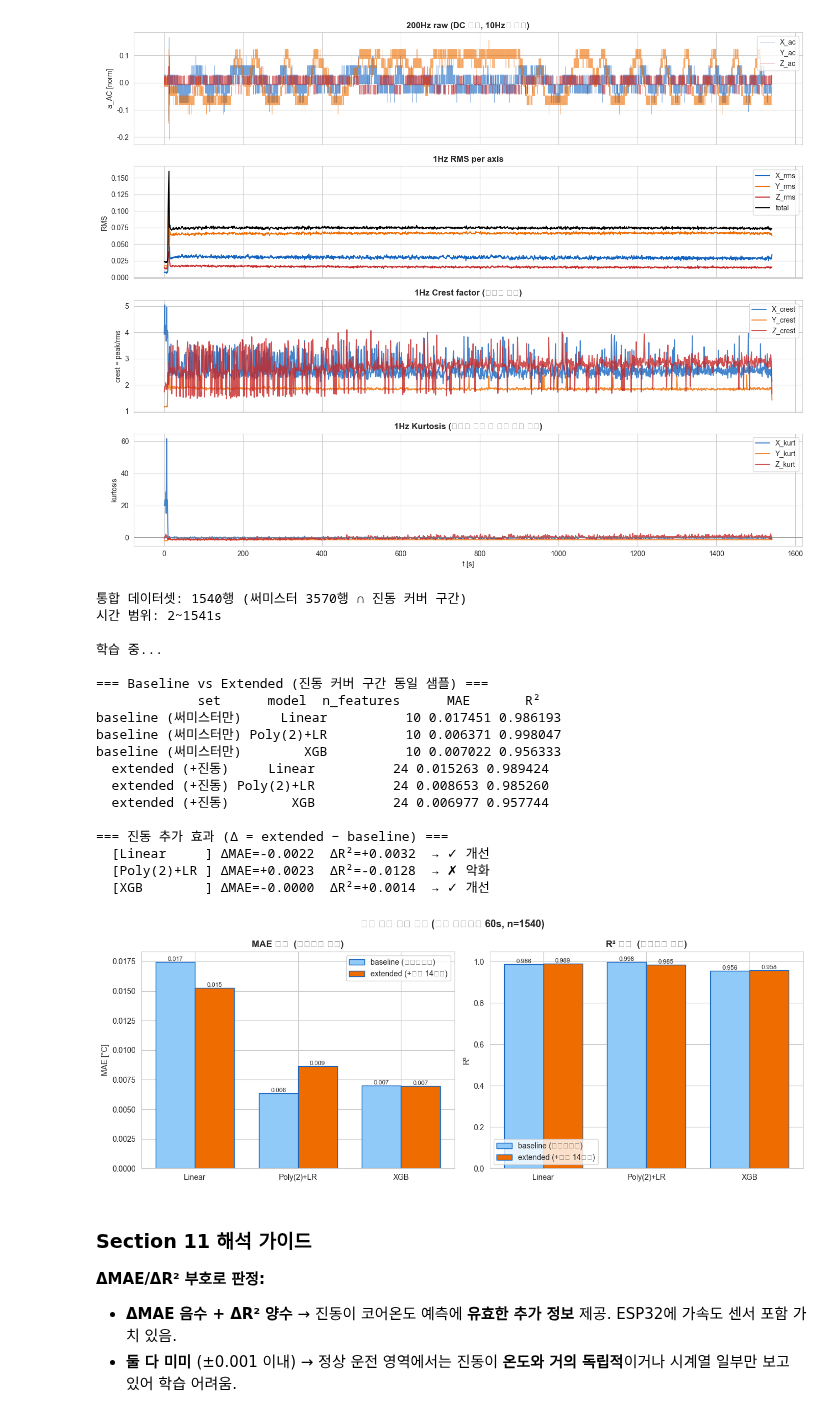
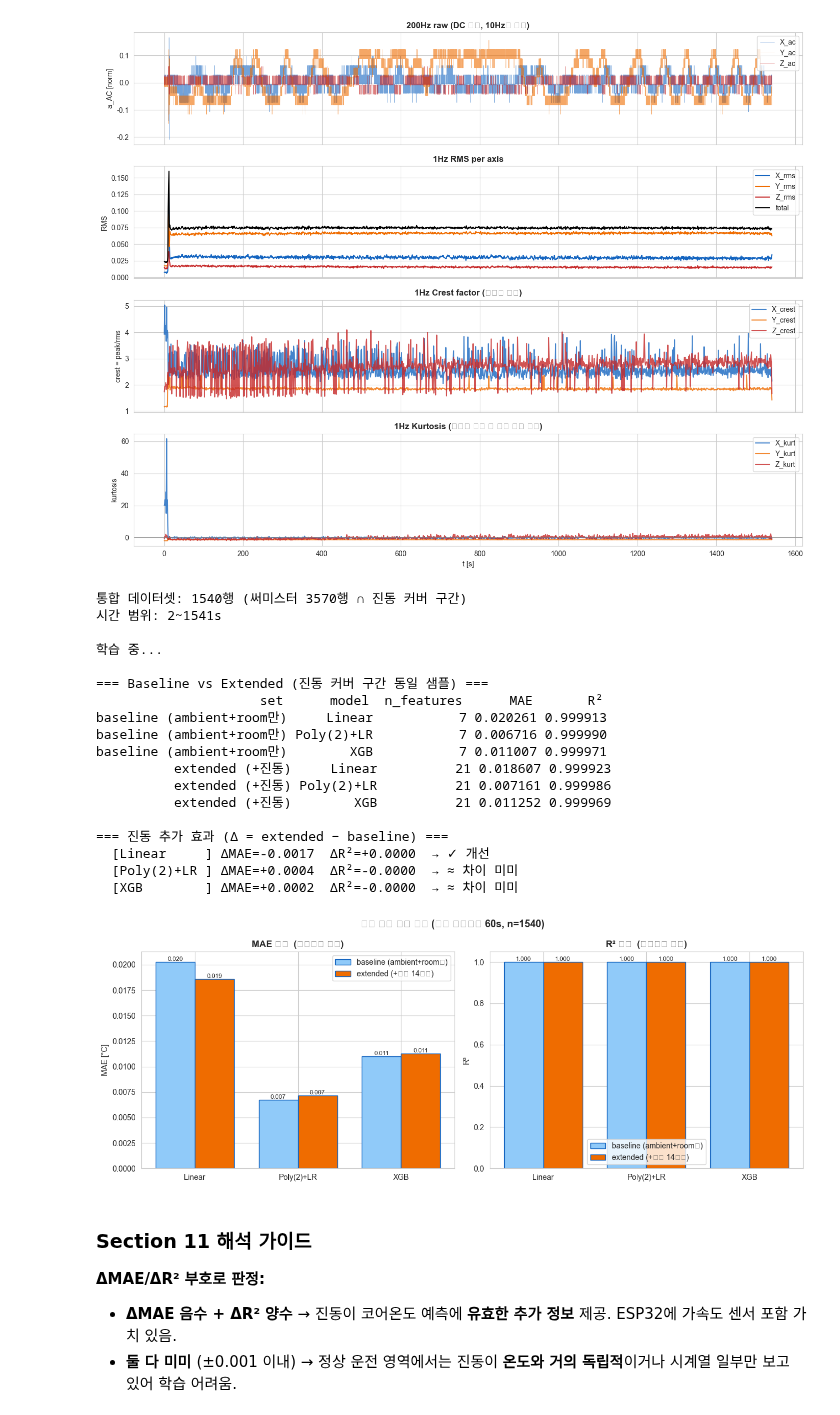
Before and after one commit to INHA-IN-GPS-2026/IN_GPS_ML_Validation, a Jupyter notebook: notebooks/01_model_evaluation.ipynb, the cells around one changed output. Saved outputs shown, nothing was run; the diff lists cells and outputs as text; code cells hidden in the pictures.

```diff
--- a/notebooks/01_model_evaluation.ipynb
+++ b/notebooks/01_model_evaluation.ipynb
@@ -49,25 +52,23 @@ FIGURES_DIR = "../output/figures"
 os.makedirs(FIGURES_DIR, exist_ok=True)
 
 # ─── 모델링 파라미터 ─────────────────────────────
-HORIZONS = [30, 60, 120]   # 예측 시점 [초], 1Hz 기준 = 행 수
-PRIMARY_H = 60             # 시각화/요약에 쓸 대표 호라이즌
-EMA_ALPHA = 0.1            # T_core_EMA 평활 계수
-DTDT_WINDOW = 3            # dT/dt 중심 차분 윈도우 (홀수)
+HORIZONS = [0, 30, 60, 120]   # H=0 = 현재 코어 추정 (soft sensor), H>0 = 미래 예측
+PRIMARY_H = 60                # 시각화/요약 대표 호라이즌
+EMA_ALPHA = 0.1
+DTDT_WINDOW = 3
 
-# ─── 피처/타깃 정의 ─────────────────────────────
+# ─── 피처(7) — 표면+상온만 ───────────────────────
 FEATURE_COLS = [
-    "T_core",           # 현재 코어 (단일 채널 프록시 = 5채널 mean)
-    "T_ambient",        # 현재 표면
+    "T_ambient",        # 단일 외부 표면 써미스터 (5채널 mean을 프록시로)
     "T_room",           # 상온
-    "dT_core_dt",       # 코어 상승 속도 (가장 중요)
     "dT_ambient_dt",    # 표면 상승 속도
-    "delta_core_amb",   # T_core − T_ambient  (열흐름 구동력)
-    "delta_core_room",  # T_core − T_room     (총 상승분)
-    "T_core_ema",       # EMA(α=0.1) 노이즈 제거된 코어
-    "T_core_integral",  # 코어 누적 (∫(T_core−T_room)dt)
+    "delta_amb_room",   # T_ambient − T_room  (환경 위로 얼마나 데워졌나)
+    "T_ambient_ema",    # EMA(α=0.1) 평활
+    "T_amb_integral",   # ∫(T_ambient − T_room) dt  누적 열량 비례
     "t_sec",            # 운전 경과 시간
 ]
-TARGET_PREFIX = "dT_core_"   # 호라이즌별 타깃: dT_core_30, dT_core_60, ...
+# ─── 타깃 — 절대 T_core (코어 측정 안 받음) ──────
+TARGET_PREFIX = "core_t"
 TARGETS = [f"{TARGET_PREFIX}{h}" for h in HORIZONS]
 PRIMARY_TARGET = f"{TARGET_PREFIX}{PRIMARY_H}"
 # %%
@@ -958,7 +986,7 @@ plt.show()
 [figure]
 # %%
 # ── 써미스터 + 진동 통합 ──
-# df는 이미 dT_core_60 등 타깃 포함. t_sec 키로 inner-join.
+# df는 이미 core_t60 등 절대 코어 타깃 포함. t_sec 키로 inner-join.
 df_with_t = df.copy()
 df_with_t["t_sec"] = df_with_t["t_sec"].astype(int)
 vib_1hz["t_sec"]   = vib_1hz["t_sec"].astype(int)
@@ -967,9 +995,9 @@ merged = df_with_t.merge(vib_1hz[["t_sec"] + VIB_FEATURES], on="t_sec", how="inn
 print(f"통합 데이터셋: {len(merged)}행 (써미스터 {len(df)}행 ∩ 진동 커버 구간)")
 print(f"시간 범위: {merged['t_sec'].min()}~{merged['t_sec'].max()}s")
 
-# ── 동일 데이터로 baseline vs extended ──
-THERM_FEATURES = FEATURE_COLS                              # 10개 (Section 1 정의)
-EXT_FEATURES   = THERM_FEATURES + VIB_FEATURES             # 10 + 14 = 24개
+# ── 동일 데이터로 baseline (ambient+room만) vs extended (+진동) ──
+THERM_FEATURES = FEATURE_COLS                              # 7개 (Section 1 정의 — ambient+room+t)
+EXT_FEATURES   = THERM_FEATURES + VIB_FEATURES             # 7 + 14 = 21개
 
 X_therm = merged[THERM_FEATURES].values
 X_ext   = merged[EXT_FEATURES].values
@@ -982,7 +1010,6 @@ def fit_eval(X, name):
     sc = StandardScaler()
     Xtr_s, Xte_s = sc.fit_transform(Xtr), sc.transform(Xte)
     out = []
-    # baseline에서 정확도 좋았던 3개만 (Linear, Poly(2)+LR, XGB)
     candidates = {
         "Linear":     LinearRegression(),
         "Poly(2)+LR": Pipeline([("poly", PolynomialFeatures(degree=2, include_bias=False)),
@@ -1000,18 +1027,18 @@ def fit_eval(X, name):
     return out
 
 print("\n학습 중...")
-rows = fit_eval(X_therm, "baseline (써미스터만)") + fit_eval(X_ext, "extended (+진동)")
+rows = fit_eval(X_therm, "baseline (ambient+room만)") + fit_eval(X_ext, "extended (+진동)")
 comp_df = pd.DataFrame(rows)
 print("\n=== Baseline vs Extended (진동 커버 구간 동일 샘플) ===")
 print(comp_df.to_string(index=False))
 
-# ΔMAE / ΔR² 계산
+# ΔMAE / ΔR²
 print("\n=== 진동 추가 효과 (Δ = extended − baseline) ===")
 for mname in ["Linear", "Poly(2)+LR", "XGB"]:
     base = comp_df[(comp_df["set"].str.contains("baseline")) & (comp_df["model"]==mname)].iloc[0]
     ext  = comp_df[(comp_df["set"].str.contains("extended")) & (comp_df["model"]==mname)].iloc[0]
-    dmae = ext["MAE"] - base["MAE"]   # 음수면 개선
-    dr2  = ext["R²"]  - base["R²"]    # 양수면 개선
+    dmae = ext["MAE"] - base["MAE"]
+    dr2  = ext["R²"]  - base["R²"]
     verdict = "✓ 개선" if (dmae < -0.0005 or dr2 > 0.001) else "≈ 차이 미미" if abs(dmae) < 0.001 else "✗ 악화"
     print(f"  [{mname:11s}] ΔMAE={dmae:+.4f}  ΔR²={dr2:+.4f}  → {verdict}")
 # %% [output]
@@ -1021,49 +1048,49 @@ for mname in ["Linear", "Poly(2)+LR", "XGB"]:
 학습 중...
 
 === Baseline vs Extended (진동 커버 구간 동일 샘플) ===
-             set      model  n_features      MAE       R²
-baseline (써미스터만)     Linear          10 0.017451 0.986193
-baseline (써미스터만) Poly(2)+LR          10 0.006371 0.998047
-baseline (써미스터만)        XGB          10 0.007022 0.956333
-  extended (+진동)     Linear          24 0.015263 0.989424
-  extended (+진동) Poly(2)+LR          24 0.008653 0.985260
-  extended (+진동)        XGB          24 0.006977 0.957744
+                     set      model  n_features      MAE       R²
+baseline (ambient+room만)     Linear           7 0.020261 0.999913
+baseline (ambient+room만) Poly(2)+LR           7 0.006716 0.999990
+baseline (ambient+room만)        XGB           7 0.011007 0.999971
+          extended (+진동)     Linear          21 0.018607 0.999923
+          extended (+진동) Poly(2)+LR          21 0.007161 0.999986
+          extended (+진동)        XGB          21 0.011252 0.999969
 
 === 진동 추가 효과 (Δ = extended − baseline) ===
-  [Linear     ] ΔMAE=-0.0022  ΔR²=+0.0032  → ✓ 개선
-  [Poly(2)+LR ] ΔMAE=+0.0023  ΔR²=-0.0128  → ✗ 악화
-  [XGB        ] ΔMAE=-0.0000  ΔR²=+0.0014  → ✓ 개선
+  [Linear     ] ΔMAE=-0.0017  ΔR²=+0.0000  → ✓ 개선
+  [Poly(2)+LR ] ΔMAE=+0.0004  ΔR²=-0.0000  → ≈ 차이 미미
+  [XGB        ] ΔMAE=+0.0002  ΔR²=-0.0000  → ≈ 차이 미미
 # %%
 # 시각화: baseline vs extended R²/MAE
 fig, axes = plt.subplots(1, 2, figsize=(13, 5))
 
 models_x = ["Linear", "Poly(2)+LR", "XGB"]
 x = np.arange(len(models_x))
 w = 0.38
 
 for ax, metric, ylabel, lower_better in [
     (axes[0], "MAE", "MAE [°C]", True),
     (axes[1], "R²",  "R²",       False),
 ]:
     base_vals = [comp_df[(comp_df["set"].str.contains("baseline")) & (comp_df["model"]==m)][metric].values[0] for m in models_x]
     ext_vals  = [comp_df[(comp_df["set"].str.contains("extended")) & (comp_df["model"]==m)][metric].values[0] for m in models_x]
-    ax.bar(x - w/2, base_vals, width=w, color=BLUE_LIGHT, edgecolor=BLUE, label="baseline (써미스터만)")
+    ax.bar(x - w/2, base_vals, width=w, color=BLUE_LIGHT, edgecolor=BLUE, label="baseline (ambient+room만)")
     ax.bar(x + w/2, ext_vals,  width=w, color=ORANGE,     edgecolor=BLUE, label="extended (+진동 14피처)")
     for i, (b, e) in enumerate(zip(base_vals, ext_vals)):
         ax.text(i - w/2, b, f"{b:.3f}", ha="center", va="bottom", fontsize=8)
         ax.text(i + w/2, e, f"{e:.3f}", ha="center", va="bottom", fontsize=8)
     ax.set_xticks(x); ax.set_xticklabels(models_x)
     ax.set_ylabel(ylabel)
     ax.set_title(f"{metric} 비교  ({'낮을수록 좋음' if lower_better else '높을수록 좋음'})", fontweight="bold")
     ax.legend()
 
 plt.suptitle(f"진동 피처 추가 효과 (대표 호라이즌 {PRIMARY_H}s, n={len(merged)})",
              fontsize=13, fontweight="bold")
 plt.tight_layout()
 plt.savefig(f"{FIGURES_DIR}/13_vibration_validation.png", dpi=150, bbox_inches="tight")
 plt.show()
 # %% [output]
-[figure, old version]
+[figure, new version]
 # %% [markdown]
 ### Section 11 해석 가이드
 
```
Also changed, not shown: parts of 21 cells of this notebook, 19 other files.
